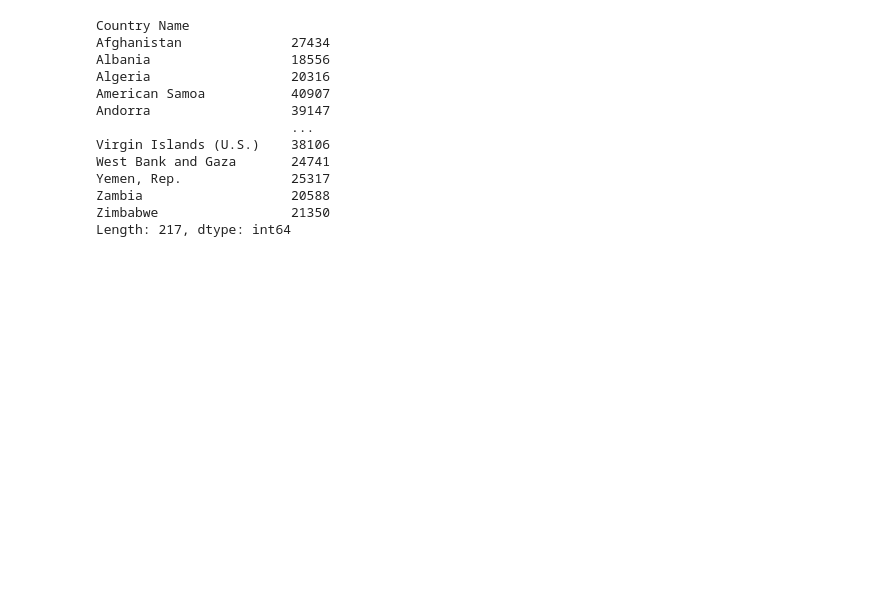
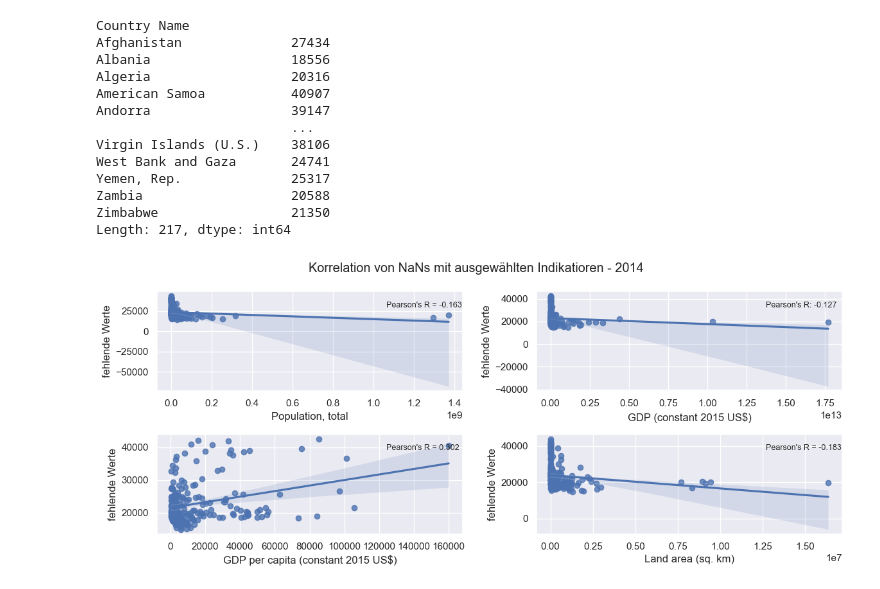
Before and after one commit to MarieFlatow/BA_weltbank, a Jupyter notebook: 01_correlation_nans.ipynb, the cells around one changed output. Saved outputs shown, nothing was run; the diff lists cells and outputs as text; code cells hidden in the pictures; blank space fills up the shorter version.

```diff
--- a/01_correlation_nans.ipynb
+++ b/01_correlation_nans.ipynb
@@ -60,6 +60,47 @@ df['NaNs'] = base.isna().groupby('Country Name').sum().T.sum()
 # %%
 results = pd.DataFrame(df.corr(min_periods=0)['NaNs']).dropna()
 results['abs'] = results['NaNs'].abs()
+# %%
+sns.set_theme(color_codes=True)
+#sns.set_style('white')
+#sns.set_context('paper', font_scale=2)
+
+fig, ((ax1, ax2), (ax3, ax4)) = plt.subplots(figsize=(12, 5), nrows=2, ncols=2)
+
+x="Population, total"
+sns.regplot(data=df, x=x, y='NaNs', ax=ax1)
+ax1.set_xlabel(x)
+ax1.set_ylabel('fehlende Werte')
+#ax1.legend(markers, colors.keys(), numpoints=1)
+ax1.text(0.75, 0.9,f"Pearson's R = {round(results.loc[x, 'NaNs'], 3)}", ha="left", va="top", transform=ax1.transAxes, fontsize=9)
+
+x="GDP (constant 2015 US$)"
+sns.regplot(data=df, x=x, y='NaNs', ax=ax2)
+ax2.set_xlabel(x)
+ax2.set_ylabel('fehlende Werte')
+#ax1.legend(markers, colors.keys(), numpoints=1)
+ax2.text(0.75, 0.9,f"Pearson's R: {round(results.loc[x, 'NaNs'], 3)}", ha="left", va="top", transform=ax2.transAxes, fontsize=9)
+
+x="GDP per capita (constant 2015 US$)"
+sns.regplot(data=df, x=x, y='NaNs', ax=ax3)
+ax3.set_xlabel(x)
+ax3.set_ylabel('fehlende Werte')
+#ax3.legend(markers, colors.keys(), numpoints=1)
+ax3.text(0.75, 0.9, f"Pearson's R = {round(results.loc[x, 'NaNs'], 3)}", ha="left", va="top", transform=ax3.transAxes, fontsize=9)
+
+x="Land area (sq. km)"
+sns.regplot(data=df, x=x, y='NaNs', ax=ax4)
+ax4.set_xlabel(x)
+ax4.set_ylabel('fehlende Werte')
+#ax4.legend(markers, colors.keys(), numpoints=1)
+ax4.text(0.75, 0.9, f"Pearson's R = {round(results.loc[x, 'NaNs'], 3)}", ha="left", va="top", transform=ax4.transAxes, fontsize=9)
+
+
+plt.suptitle('Korrelation von NaNs mit ausgewählten Indikatioren - 2014')
+plt.tight_layout()
+#plt.savefig('figures/correlation_nans')
+# %% [output]
+[figure, added]
 # %%
 results.sort_values('abs', ascending=False).head(15)
 # %% [output]
```
Also changed, not shown: parts of 2 cells of this notebook, 2 other files.
